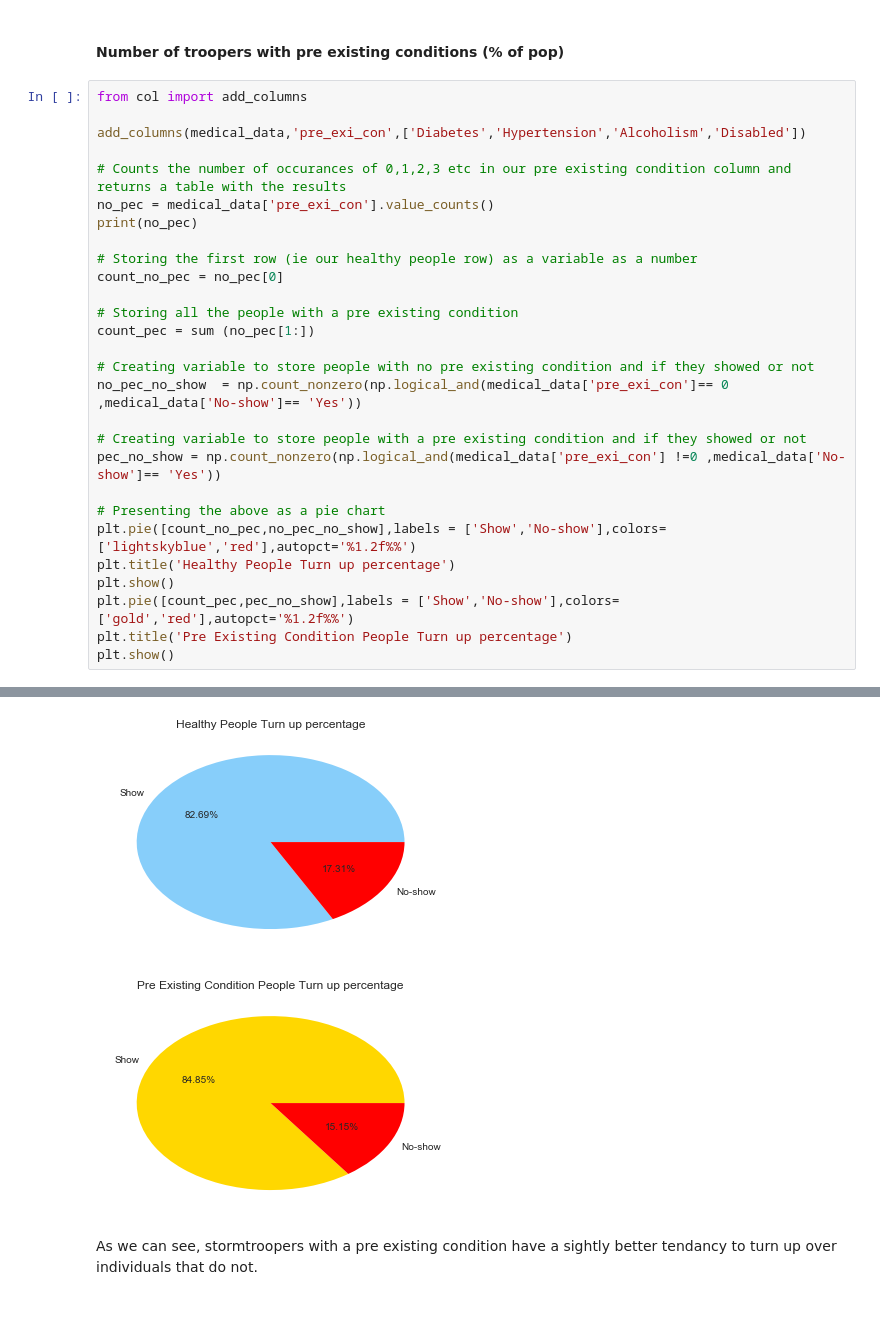
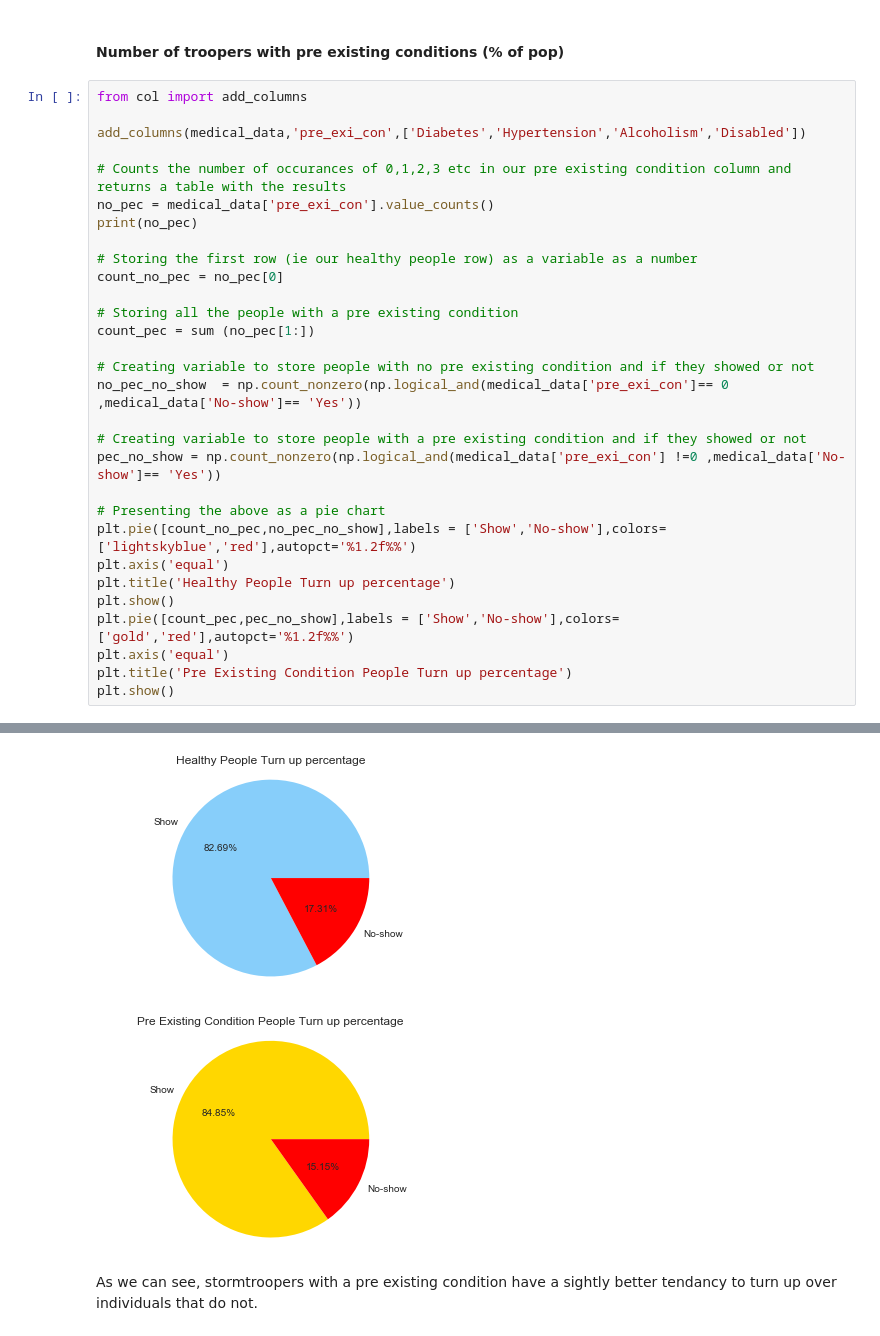
Before and after one commit to fairfield-university-is505-fall2017/The-Empire-Project, a Jupyter notebook: README.ipynb, the cells around one changed output, grey strips where cells are left out. Cells and saved outputs as stored; diff of their text form.

```diff
--- a/README.ipynb
+++ b/README.ipynb
@@ -309,35 +342,37 @@ add_columns(medical_data,'pre_exi_con',['Diabetes','Hypertension','Alcoholism','
 no_pec = medical_data['pre_exi_con'].value_counts()
 print(no_pec)
 
 # Storing the first row (ie our healthy people row) as a variable as a number
 count_no_pec = no_pec[0]
 
 # Storing all the people with a pre existing condition
 count_pec = sum (no_pec[1:])
 
 # Creating variable to store people with no pre existing condition and if they showed or not
 no_pec_no_show  = np.count_nonzero(np.logical_and(medical_data['pre_exi_con']== 0 ,medical_data['No-show']== 'Yes'))
 
 # Creating variable to store people with a pre existing condition and if they showed or not
 pec_no_show = np.count_nonzero(np.logical_and(medical_data['pre_exi_con'] !=0 ,medical_data['No-show']== 'Yes'))
 
 # Presenting the above as a pie chart
 plt.pie([count_no_pec,no_pec_no_show],labels = ['Show','No-show'],colors=['lightskyblue','red'],autopct='%1.2f%%')
+plt.axis('equal')
 plt.title('Healthy People Turn up percentage')
 plt.show()
 plt.pie([count_pec,pec_no_show],labels = ['Show','No-show'],colors=['gold','red'],autopct='%1.2f%%')
+plt.axis('equal')
 plt.title('Pre Existing Condition People Turn up percentage')
 plt.show()
 # %% [output]
 0    84115
 1    18014
 2     7710
 3      624
 4       63
 5        1
 Name: pre_exi_con, dtype: int64
-[figure, old version]
+[figure, new version]
-[figure, old version]
+[figure, new version]
 # %% [markdown]
 As we can see, stormtroopers with a pre existing condition have a sightly better tendancy to turn up over individuals that do not.
 # %% [markdown]
```
Also changed, not shown: parts of 4 cells of this notebook, 3 other files.
